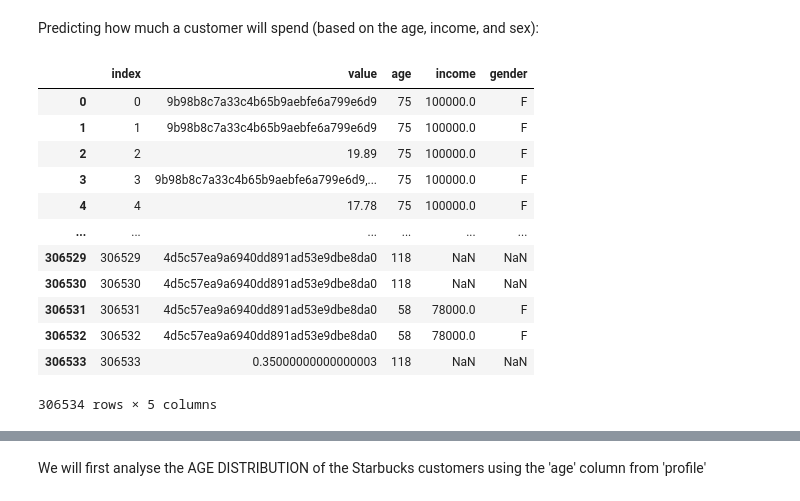
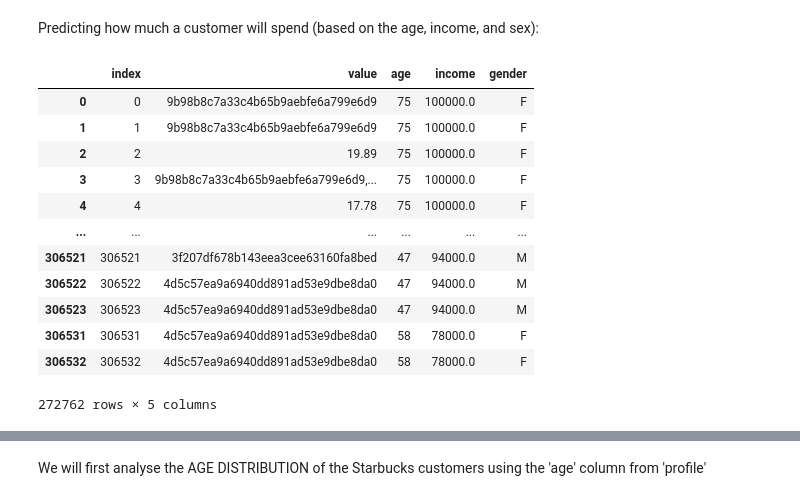
Before and after one commit to SurabhiTadvalkar/CS105-FinalProject, a Jupyter notebook: CS105-final-project.ipynb, the cells around one changed output, grey strips where cells are left out. Saved outputs shown, nothing was run; the diff lists cells and outputs as text; code cells hidden in the pictures.

```diff
--- a/CS105-final-project.ipynb
+++ b/CS105-final-project.ipynb
@@ -64,37 +57,37 @@ Predicting how much a customer will spend (based on the age, income, and sex):
 #since we are predciting transactions, we seperate the transactions from the rest of the dataset
 df = trans.copy().reset_index()
 
 #merge profile and transcript by customer id so that we have demographics of each person who made a transaction
 df = df.merge(prof, left_on="person", right_on="id")[
     ["person", "value", "age", "income", "gender"]]
 df["value"] = df["value"].str.replace("{", "", regex=True)
 df["value"] = df["value"].str.replace("}", "", regex=True)
 df["value"] = df["value"].str.replace("amount", "", regex=True)
 df["value"] = df["value"].str.replace("id", "", regex=True)
 
 df["value"] = df["value"].str.replace("offer", "", regex=True)
 df["value"] = df["value"].str.replace(":", "", regex=True)
 df["value"] = df["value"].str.replace("'", "", regex=True)
 df["value"] = df["value"].str.replace("_", "", regex=True)
 
 
 del df["person"]
 df = df.reset_index()
 
-df
+df.dropna()
 
 #cleaning is done, time to implement knn
 # %% [output]
 |  | index | value | age | income | gender |
 | 0 | 0 | 9b98b8c7a33c4b65b9aebfe6a799e6d9 | 75 | 100000.0 | F |
 | 1 | 1 | 9b98b8c7a33c4b65b9aebfe6a799e6d9 | 75 | 100000.0 | F |
 | 2 | 2 | 19.89 | 75 | 100000.0 | F |
 | 3 | 3 | 9b98b8c7a33c4b65b9aebfe6a799e6d9,... | 75 | 100000.0 | F |
 | 4 | 4 | 17.78 | 75 | 100000.0 | F |
 | ... | ... | ... | ... | ... | ... |
-| 306529 | 306529 | 4d5c57ea9a6940dd891ad53e9dbe8da0 | 118 | NaN | NaN |
-| 306530 | 306530 | 4d5c57ea9a6940dd891ad53e9dbe8da0 | 118 | NaN | NaN |
+| 306521 | 306521 | 3f207df678b143eea3cee63160fa8bed | 47 | 94000.0 | M |
+| 306522 | 306522 | 4d5c57ea9a6940dd891ad53e9dbe8da0 | 47 | 94000.0 | M |
+| 306523 | 306523 | 4d5c57ea9a6940dd891ad53e9dbe8da0 | 47 | 94000.0 | M |
 | 306531 | 306531 | 4d5c57ea9a6940dd891ad53e9dbe8da0 | 58 | 78000.0 | F |
 | 306532 | 306532 | 4d5c57ea9a6940dd891ad53e9dbe8da0 | 58 | 78000.0 | F |
-| 306533 | 306533 | 0.35000000000000003 | 118 | NaN | NaN |
-306534 rows × 5 columns
+272762 rows × 5 columns
```
Also changed, not shown: parts of 39 cells of this notebook.
